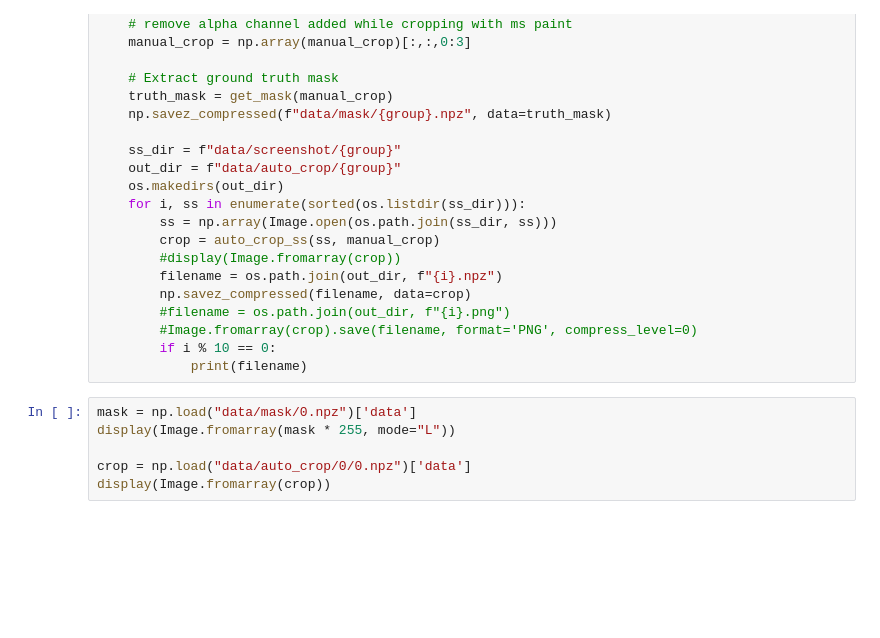
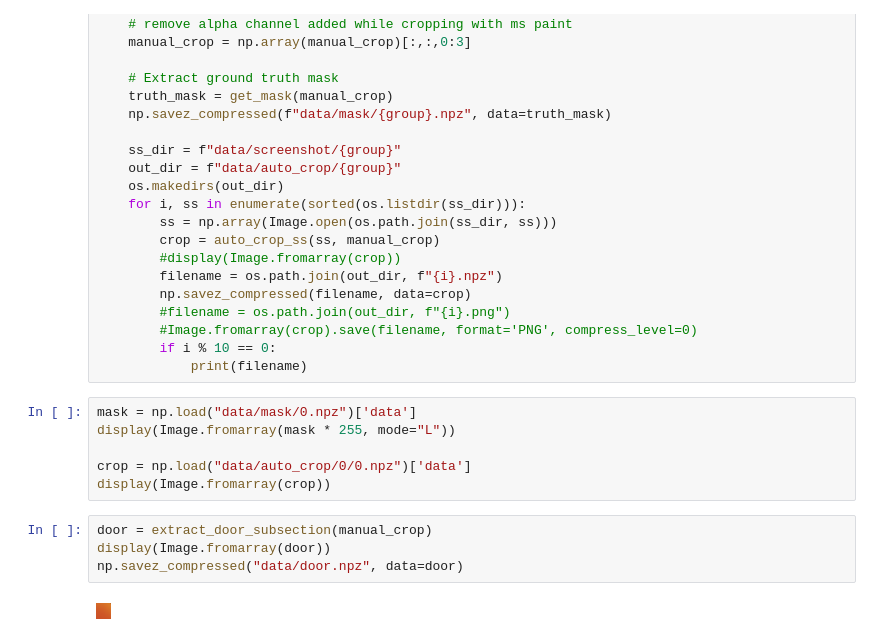
Before and after one commit to hooved/poemap, a Jupyter notebook: data.ipynb, the cells around one changed output. Saved outputs shown, nothing was run; the diff lists cells and outputs as text; blank space fills up the shorter version.

Commit message:
label data classes, extract door positions

```diff
--- a/data.ipynb
+++ b/data.ipynb
@@ -171,3 +173,9 @@ display(Image.fromarray(mask * 255, mode="L"))
 
 crop = np.load("data/auto_crop/0/0.npz")['data']
 display(Image.fromarray(crop))
+# %%
+door = extract_door_subsection(manual_crop)
+display(Image.fromarray(door))
+np.savez_compressed("data/door.npz", data=door)
+# %% [output]
+[figure, added]
```
Also changed, not shown: parts of 1 cell of this notebook, 1 other file.
